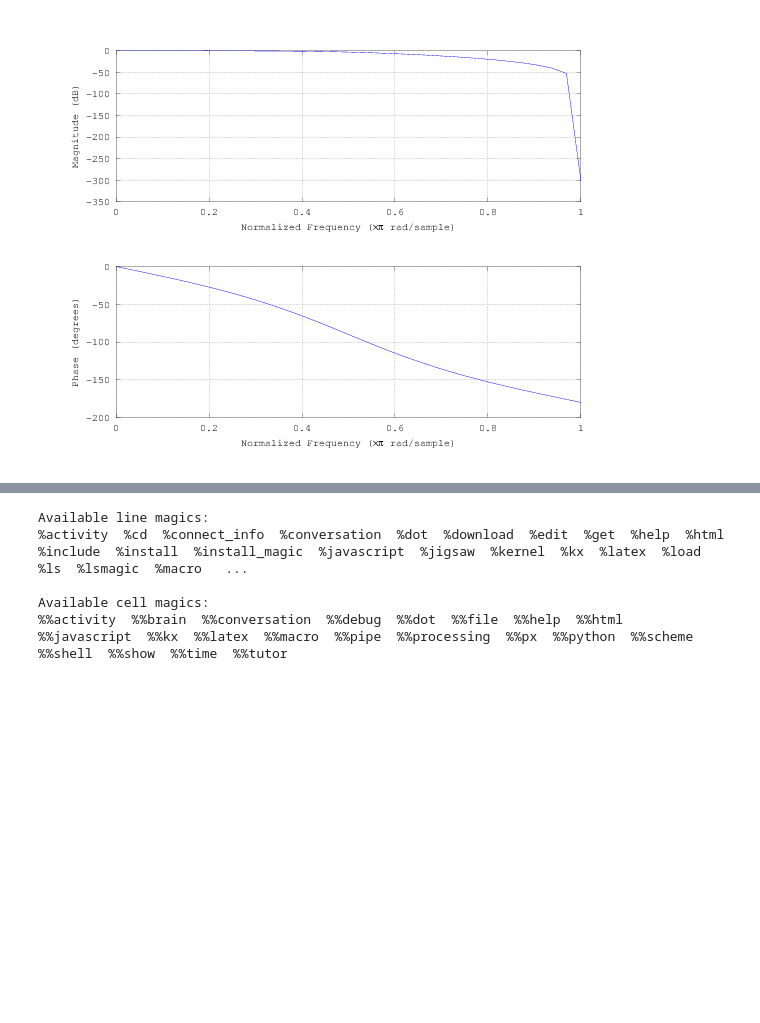
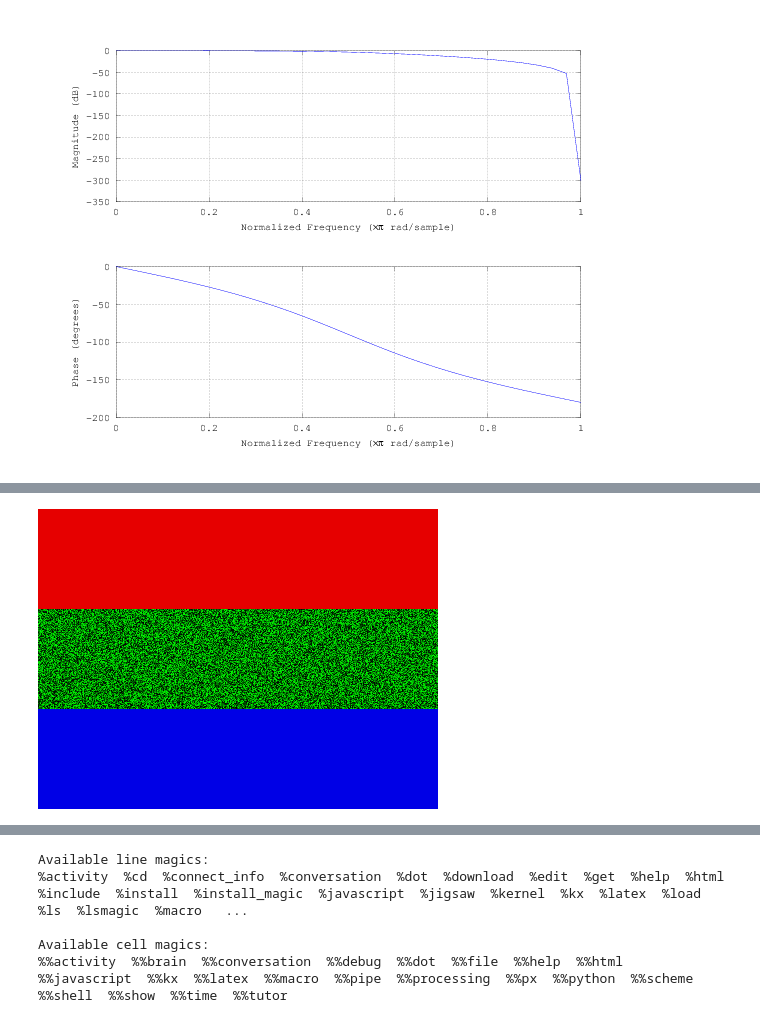
Before and after one commit to Calysto/octave_kernel, a Jupyter notebook: octave_kernel.ipynb, the cells around one changed output, grey strips where cells are left out. Cells and saved outputs as stored; diff of their text form; code cells hidden in the pictures; blank space fills up the shorter version.

```diff
--- a/octave_kernel.ipynb
+++ b/octave_kernel.ipynb
@@ -69,0 +65,10 @@ plot([1,2,3])
+# %%
+% Create an RGB image with no title or labels
+close all hidden
+image = zeros(300,400,3);
+image(1:100,:,1) = 0.9;  % Red
+image(101:200,:,2) = rand(100,400);  % Green
+image(201:300,:,3) = 0.9;  % Blue
+imshow(image)
+# %% [output]
+[figure, added]
```
Also changed, not shown: parts of 6 cells of this notebook.
